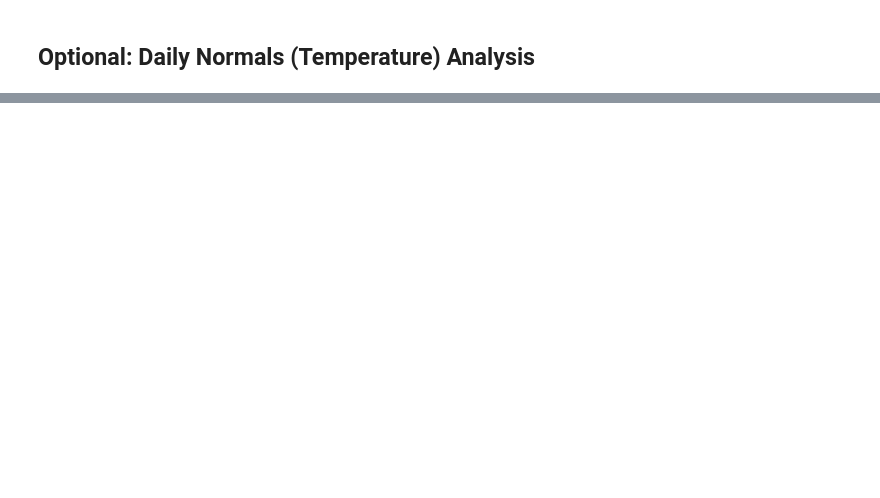
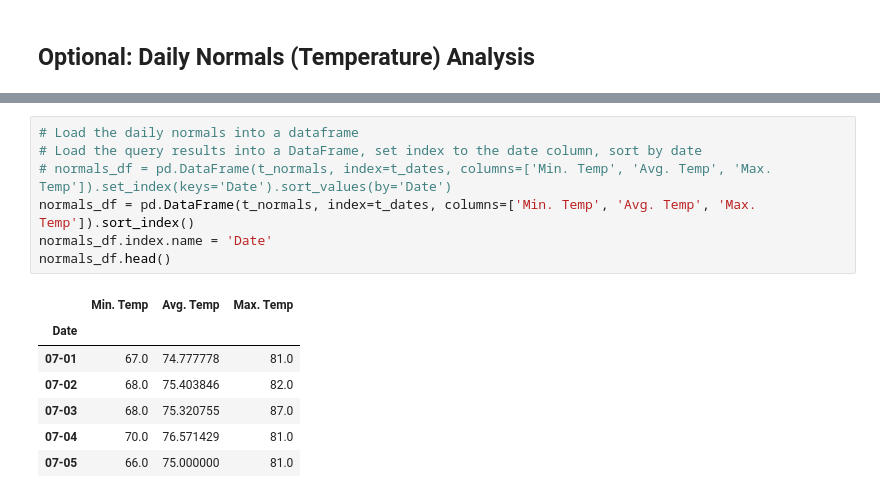
Before and after one commit to daddyjab/PythonAssignments, a Jupyter notebook: SQLAlchemy/climate_starter-jb.ipynb, the cells around one changed output, grey strips where cells are left out. Saved outputs shown, nothing was run; the diff lists cells and outputs as text; blank space fills up the shorter version.

```diff
--- a/SQLAlchemy/climate_starter-jb.ipynb
+++ b/SQLAlchemy/climate_starter-jb.ipynb
@@ -554,0 +515,15 @@ daily_normals("01-01")
+# %%
+# Load the daily normals into a dataframe
+# Load the query results into a DataFrame, set index to the date column, sort by date
+# normals_df = pd.DataFrame(t_normals, index=t_dates, columns=['Min. Temp', 'Avg. Temp', 'Max. Temp']).set_index(keys='Date').sort_values(by='Date')
+normals_df = pd.DataFrame(t_normals, index=t_dates, columns=['Min. Temp', 'Avg. Temp', 'Max. Temp']).sort_index()
+normals_df.index.name = 'Date'
+normals_df.head()
+# %% [output]
+|  | Min. Temp | Avg. Temp | Max. Temp |
+| Date |  |  |  |
+| 07-01 | 67.0 | 74.777778 | 81.0 |
+| 07-02 | 68.0 | 75.403846 | 82.0 |
+| 07-03 | 68.0 | 75.320755 | 87.0 |
+| 07-04 | 70.0 | 76.571429 | 81.0 |
+| 07-05 | 66.0 | 75.000000 | 81.0 |
```
Also changed, not shown: parts of 25 cells of this notebook.
